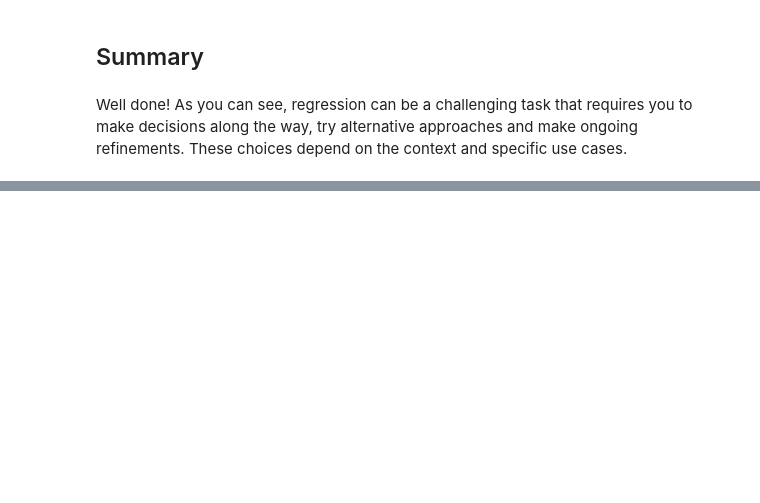
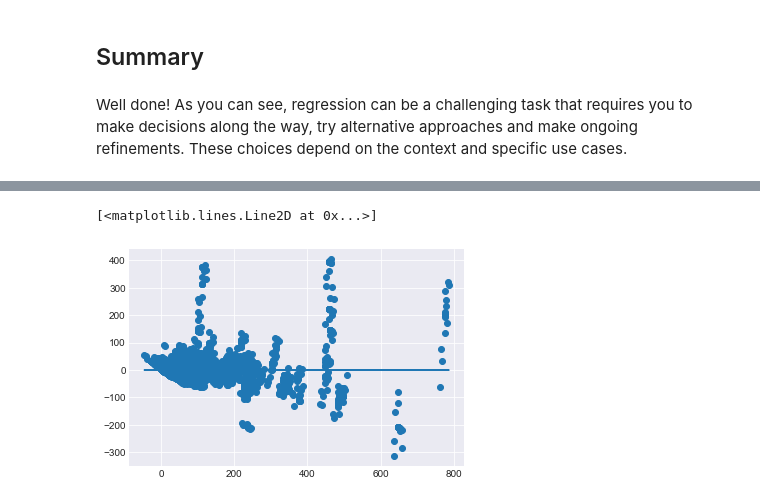
Before and after one commit to learn-co-curriculum/ds-linear-regression-project-axi, a Jupyter notebook: index.ipynb, the cells around one changed output, grey strips where cells are left out. Cells and saved outputs as stored; diff of their text form; code cells hidden in the pictures; blank space fills up the shorter version.

```diff
--- a/index.ipynb
+++ b/index.ipynb
@@ -72,0 +425,7 @@ Well done! As you can see, regression can be a challenging task that requires yo
+# %%
+# __SOLUTION__
+plt.scatter(model.predict(train[x_cols]), model.resid)
+plt.plot(model.predict(train[x_cols]), [0 for i in range(len(train))])
+# %% [output]
+[<matplotlib.lines.Line2D at 0x...>]
+[figure, added]
```
Also changed, not shown: parts of 32 cells of this notebook, 11 other files.
